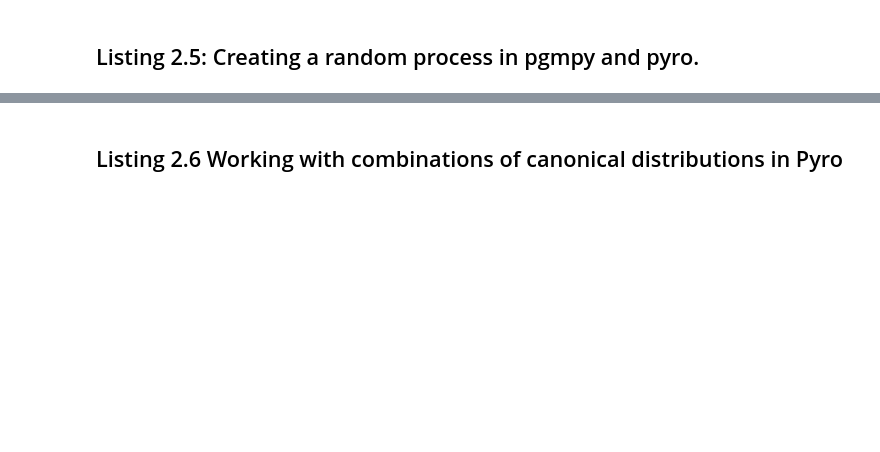
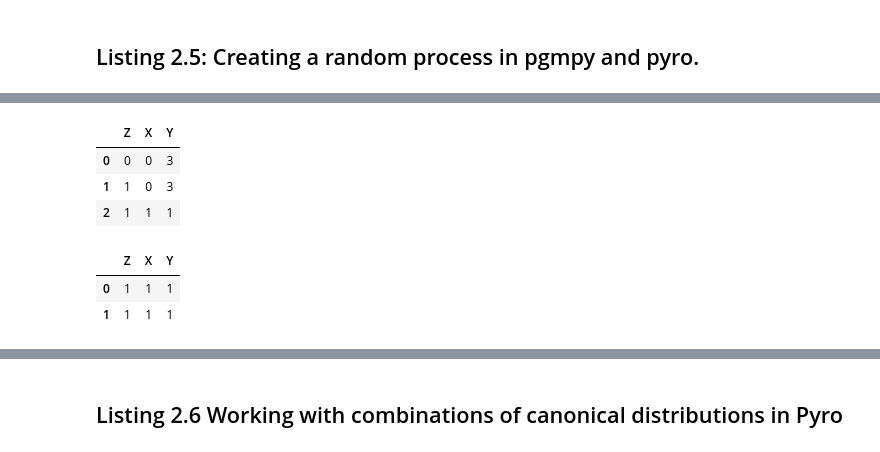
Before and after one commit to tiagodotai/causalAI, a Jupyter notebook: book/chapter 2/Chapter_2_Primer_on_Probability_Modeling.ipynb, the cells around one changed output, grey strips where cells are left out. Cells and saved outputs as stored; diff of their text form; code cells hidden in the pictures; blank space fills up the shorter version.

```diff
--- a/book/chapter 2/Chapter_2_Primer_on_Probability_Modeling.ipynb
+++ b/book/chapter 2/Chapter_2_Primer_on_Probability_Modeling.ipynb
@@ -376,0 +398,63 @@ generator.forward_sample(size=3)
+# %%
+# @title my tabular CPDs
+
+from pgmpy.factors.discrete.CPD import TabularCPD
+from pgmpy.models import BayesianNetwork
+from pgmpy.sampling import BayesianModelSampling
+
+vpz = [.65, .35]
+vpxgivenz = [
+    [.8, .6],
+    [.2, .4],
+]
+
+PZ = TabularCPD(
+    variable='Z',
+    variable_card=2,
+    values=[[.65], [.35]],
+    state_names = {
+        'Z': ['0', '1']
+    })
+
+print(PZ)
+
+PXgivenZ = TabularCPD(
+    variable='X',
+    variable_card=2,
+    values=[
+        [.8, .6],
+        [.2, .4],
+    ],
+    evidence=['Z'],
+    evidence_card=[2],
+    state_names = {
+        'X': ['0', '1'],
+        'Z': ['0', '1']
+    })
+
+print(PXgivenZ)
+
+PYgivenX = TabularCPD(
+    variable='Y',
+    variable_card=3,
+    values=[
+        [.1, .8],
+        [.2, .1],
+        [.7, .1],
+    ],
+    evidence=['X'],
+    evidence_card=[2],
+    state_names = {
+        'Y': ['1', '2', '3'],
+        'X': ['0', '1']
+    })
+
+print(PYgivenX)
+
+
+model = BayesianNetwork([('Z', 'X'), ('X', 'Y')])
+model.add_cpds(PZ, PXgivenZ, PYgivenX)
+
+generator = BayesianModelSampling(model)
+generator.forward_sample(size=3)
+# %% [output]
@@ -376,0 +478,10 @@ generator.forward_sample(size=3)
+|  | Z | X | Y |
+| 0 | 0 | 0 | 3 |
+| 1 | 1 | 0 | 3 |
+| 2 | 1 | 1 | 1 |
+# %%
+generator.forward_sample(size=2)
+# %% [output]
+|  | Z | X | Y |
+| 0 | 1 | 1 | 1 |
+| 1 | 1 | 1 | 1 |
```
Also changed, not shown: parts of 8 cells of this notebook.
